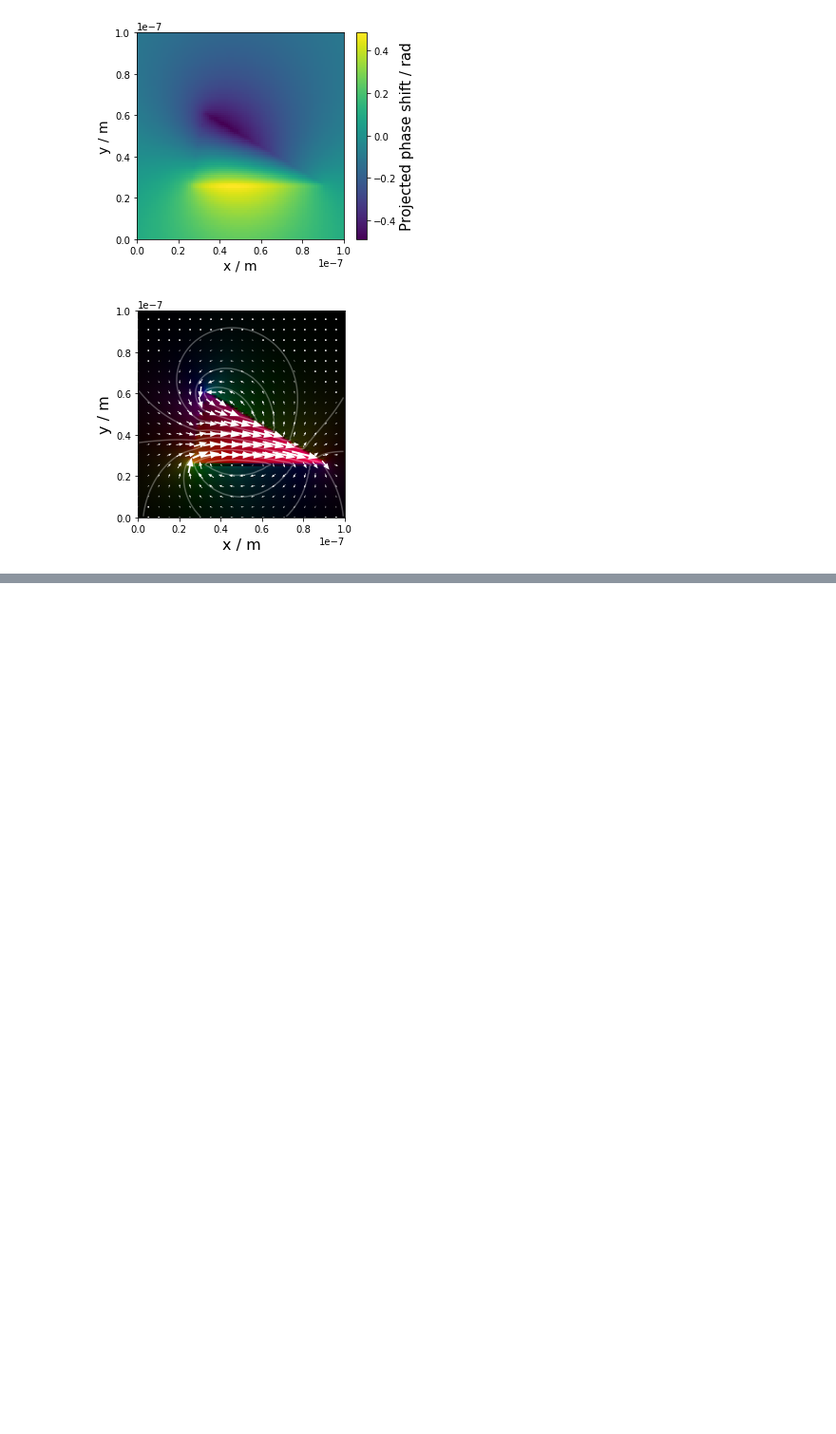
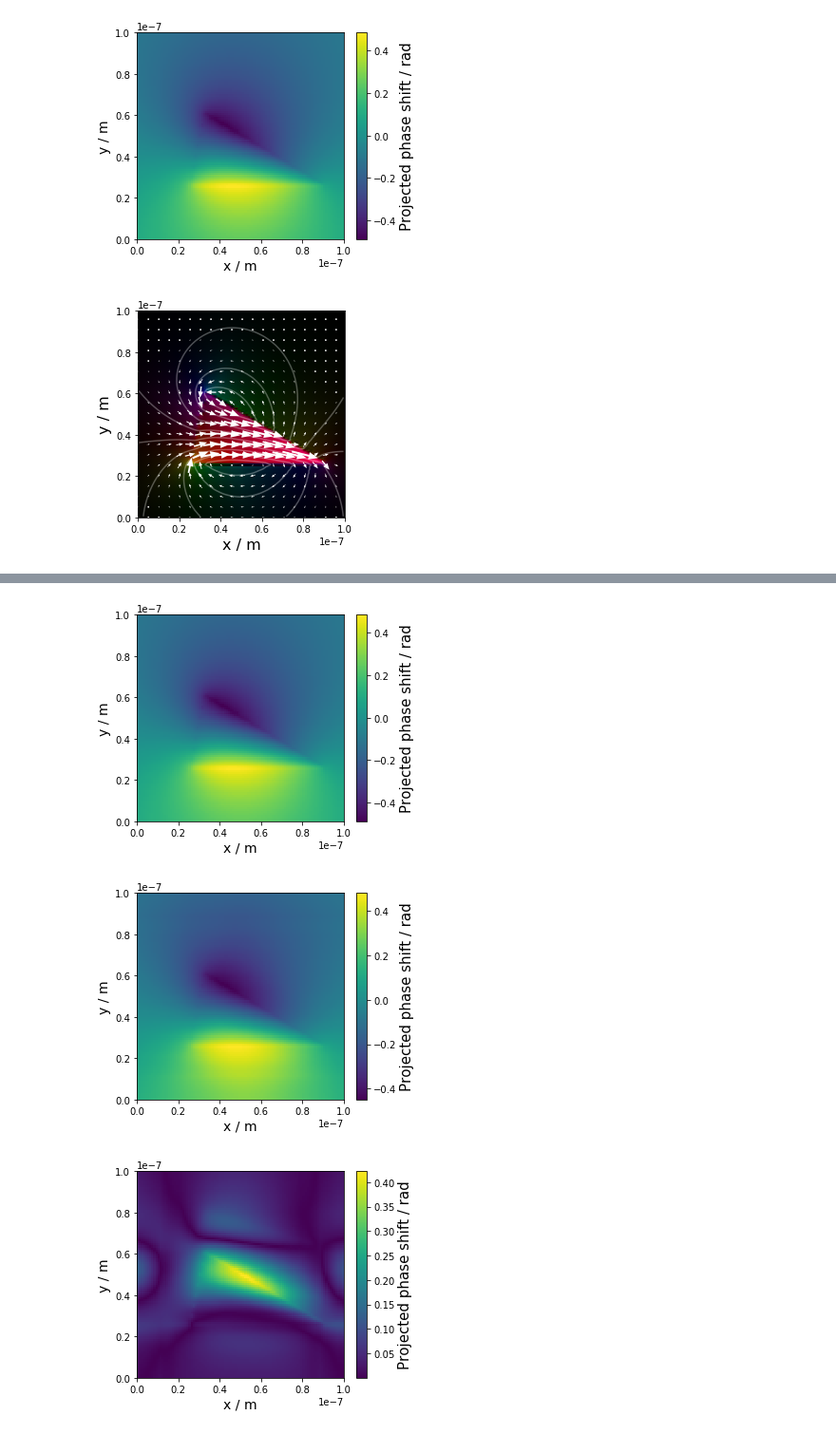
Before and after one commit to grlewis333/phd-work, a Jupyter notebook: multi-axis-tomo/magnetic_reconstructions.ipynb, the cells around one changed output, grey strips where cells are left out. Shown at 95% size. Drawn from its saved outputs; the diff is of its cells as text; code cells hidden in the pictures; blank space fills up the shorter version.

```diff
--- a/multi-axis-tomo/magnetic_reconstructions.ipynb
+++ b/multi-axis-tomo/magnetic_reconstructions.ipynb
@@ -153,0 +165,19 @@ ma.plot_phase_proj(phases_x[:,5,:],mesh_params=mesh_params)
+# %%
+vecs = ma.generate_vectors(angles_x)
+recon_x = ma.generate_reconstruction(phases_x,vecs, algorithm = 'SIRT3D_CUDA', niter=20, weight = 0.01,
+                            balance = 1, steps = 'backtrack', callback_freq = 0)
+
+vecs = ma.generate_vectors(angles_y)
+recon_y = ma.generate_reconstruction(phases_y,vecs, algorithm = 'SIRT3D_CUDA', niter=20, weight = 0.01,
+                            balance = 1, steps = 'backtrack', callback_freq = 0)
+# %%
+rx = np.transpose(recon_x,axes=(1,2,0))#[::-1,:,:]
+ry = np.transpose(recon_y,axes=(1,2,0))#[::-1,:,:]
+# %%
+ma.plot_phase_proj(phases_y[:,6,:],mesh_params=mesh_params)
+ma.plot_phase_proj(np.sum(ry,axis=2),mesh_params=mesh_params)
+ma.plot_phase_proj(np.abs(phases_x[:,2,:]-np.sum(rx,axis=2)),mesh_params=mesh_params)
+# %% [output]
+[figure, added]
+[figure, added]
+[figure, added]
```
Also changed, not shown: parts of 11 cells of this notebook, 3 other files.
